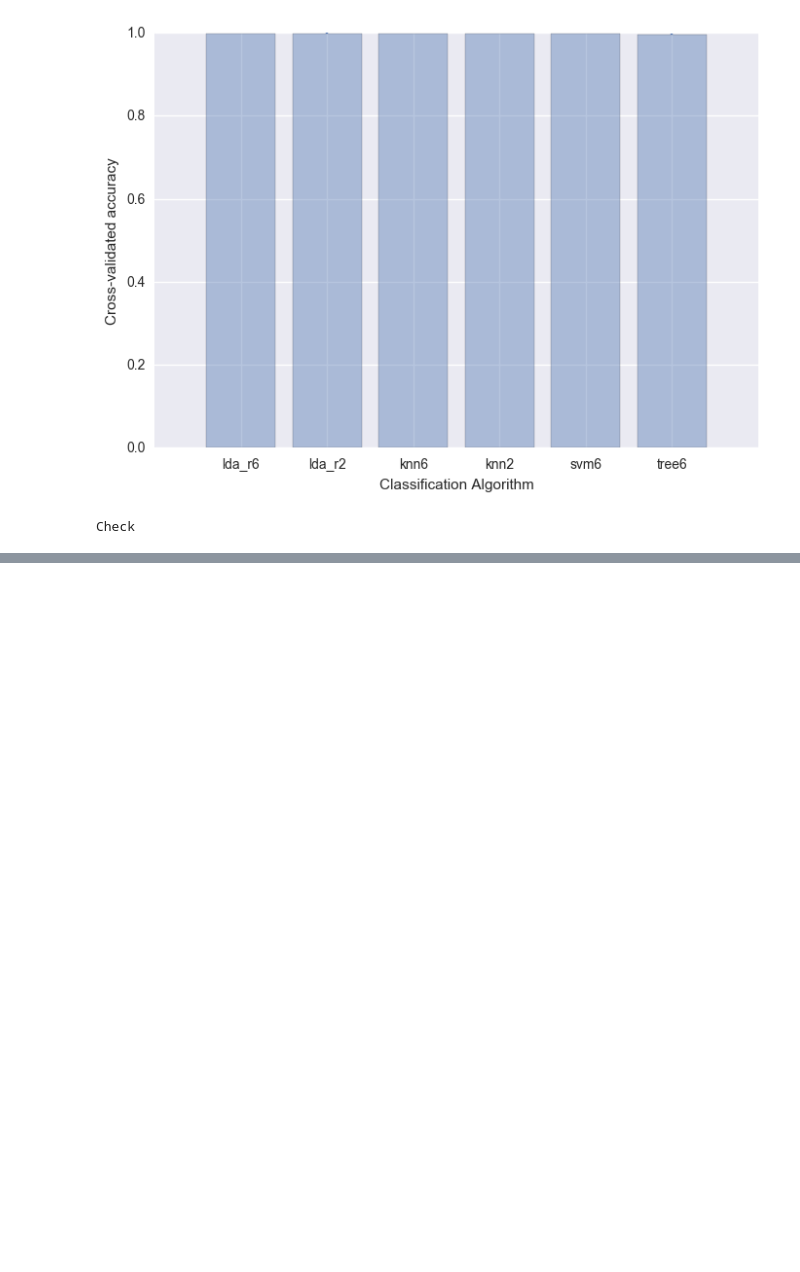
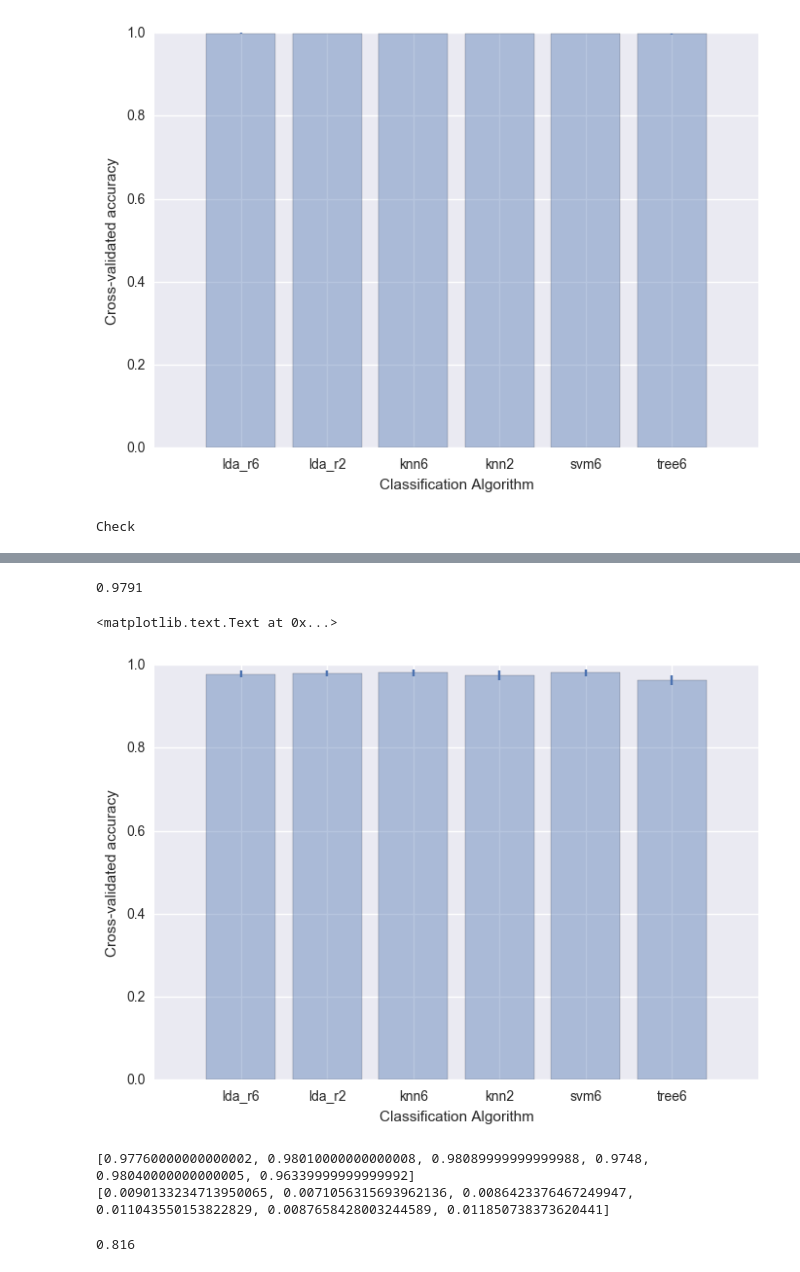
Before and after one commit to UW-Biol419-Wi2017/ciliary_proteomes_and_js_exomes, a Jupyter notebook: Hank Testing Code 8.ipynb, the cells around one changed output, grey strips where cells are left out. Saved outputs shown, nothing was run; the diff lists cells and outputs as text; code cells hidden in the pictures; blank space fills up the shorter version.

Commit message:
Hank Testing Code 7 and Hank Testing Code 8 is updated with all cross validation analysis.

```diff
--- a/Hank Testing Code 8.ipynb
+++ b/Hank Testing Code 8.ipynb
@@ -167,2 +133,65 @@ print(scores_err)
+# %%
+exome = pd.read_excel("HC3_1000_js_exomes_2_MG_170307.xlsx")
+exomeFiltered = exome.loc[:, ['GERP','CADD_score', 'Dist2Splice','AB', 'P1_AltFreq', 'P2_AltFreq' ,'localization', 'js_cause']]
+exomeLoc = exomeFiltered.loc[:,['GERP','CADD_score', 'Dist2Splice','AB', 'P1_AltFreq', 'P2_AltFreq' , 'localization']]
+exomeJS = exomeFiltered.loc[:,['GERP','CADD_score', 'Dist2Splice','AB', 'P1_AltFreq', 'P2_AltFreq' , 'js_cause']]
+exomeTest = exomeFiltered.loc[:,['GERP','CADD_score', 'Dist2Splice','AB', 'P1_AltFreq', 'P2_AltFreq' ]]
+
+genes = exomeTest.values#Change to .values when using answer key method
+cancer_types = exomeJS['js_cause'].values #Change to .values when using answer key method
+# %%
+from sklearn.discriminant_analysis import LinearDiscriminantAnalysis
+
+
+score = cross_val_class_accuracy(LinearDiscriminantAnalysis(), genes,
+                                cancer_types, 6, 0.2, 100)
+print(score.mean())
+# %% [output]
+0.9791
+# %%
+
+lda_r6_scores = cross_val_class_accuracy(LinearDiscriminantAnalysis(),
+                                          genes, cancer_types, 6,
+                                          testfrac, reps)
+lda_r2_scores = cross_val_class_accuracy(LinearDiscriminantAnalysis(),
+                                          genes, cancer_types, 2,
+                                          testfrac, reps)
+knn6_scores = cross_val_class_accuracy(KNeighborsClassifier(n_neighbors=2),
+                                       genes, cancer_types, 6,
+                                        testfrac, reps)
+knn2_scores = cross_val_class_accuracy(KNeighborsClassifier(),
+                                       genes, cancer_types, 2,
+                                        testfrac, reps)
+svm6_scores = cross_val_class_accuracy(svm.SVC(),
+                                      genes, cancer_types, 6,
+                                     testfrac, reps)
+tree6_scores = cross_val_class_accuracy(DecisionTreeClassifier(),
+                                       genes, cancer_types, 6,
+                                      testfrac, reps)
+# %%
+classifiers = ('lda_r6', 'lda_r2', 'knn6', 'knn2', 'svm6', 'tree6')
+scores = [lda_r6_scores.mean(), lda_r2_scores.mean(),
+          knn6_scores.mean(), knn2_scores.mean(),
+         svm6_scores.mean(), tree6_scores.mean()]
+scores_err = [lda_r6_scores.std(), lda_r2_scores.std(),
+          knn6_scores.std(), knn2_scores.std(),
+         svm6_scores.std(), tree6_scores.std()]
+
+
+plt.bar(range(len(classifiers)), scores,
+        yerr=scores_err,
+        align='center', alpha=0.4,)
+plt.xticks(range(len(classifiers)), classifiers)
+plt.ylabel('Cross-validated accuracy')
+plt.xlabel('Classification Algorithm')
+# %% [output]
+<matplotlib.text.Text at 0x...>
+[figure, added]
+# %%
+print(scores)
+print(scores_err)
+# %% [output]
+[0.97760000000000002, 0.98010000000000008, 0.98089999999999988, 0.9748, 0.98040000000000005, 0.96339999999999992]
+[0.0090133234713950065, 0.0071056315693962136, 0.0086423376467249947, 0.011043550153822829, 0.0087658428003244589, 0.011850738373620441]
 # %%
 # we don't have enought known variants to train our model. The unknown variants are skewing our model
@@ -168,0 +209,6 @@ print(scores_err)
+# %%
+score = cross_val_class_accuracy(LinearDiscriminantAnalysis(), genes,
+                                cancer_types, 6, 0.2, 100)
+print(score.mean())
+# %% [output]
+0.816
```
Also changed, not shown: parts of 11 cells of this notebook.
